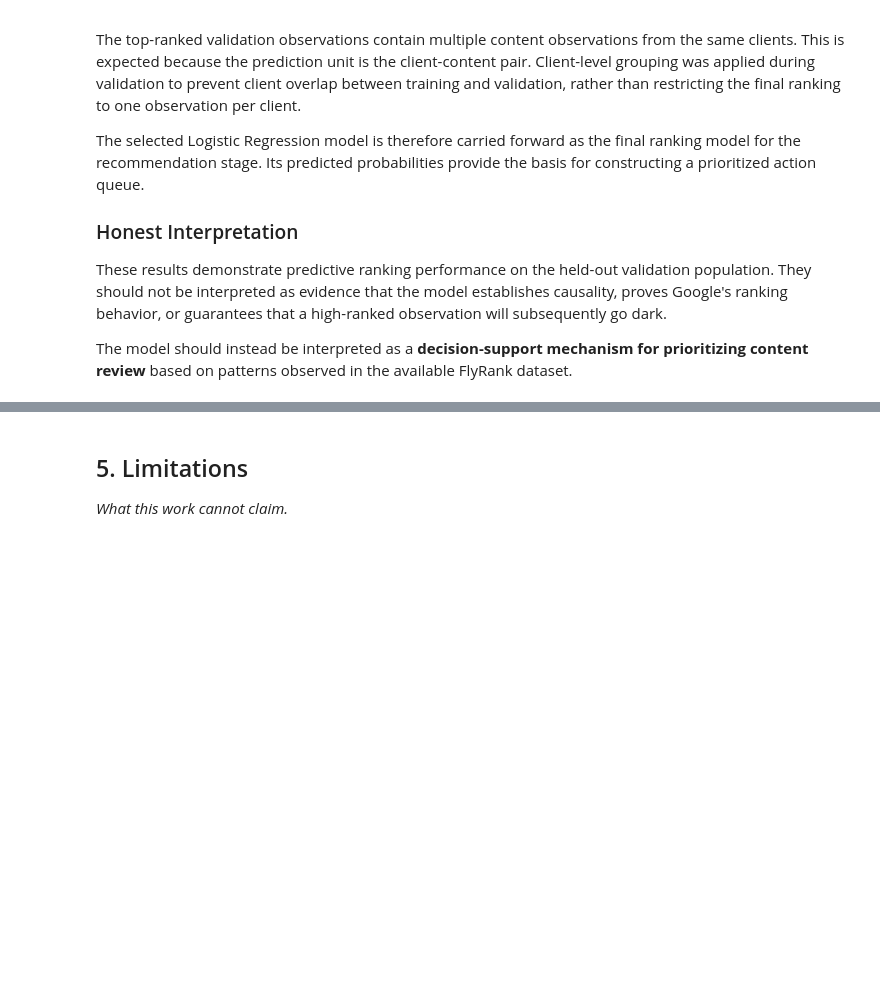
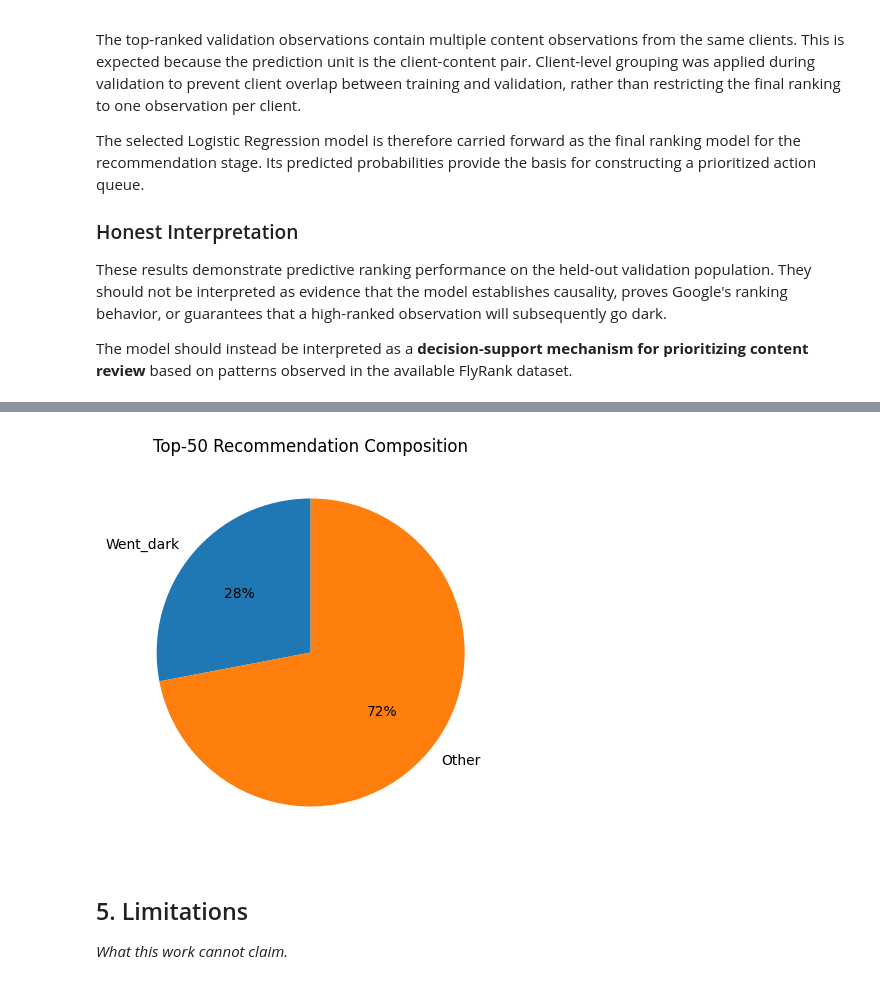
Before and after one commit to Rowan-ali/flyrank-ml-internship, a Jupyter notebook: work/notebooks/capstone.ipynb, the cells around one changed output, grey strips where cells are left out. Drawn from its saved outputs; the diff is of its cells as text; code cells hidden in the pictures; blank space fills up the shorter version.

```diff
--- a/work/notebooks/capstone.ipynb
+++ b/work/notebooks/capstone.ipynb
@@ -1770,3 +1816,24 @@ The model should instead be interpreted as a **decision-support mechanism for pr
+# %%
+import matplotlib.pyplot as plt
+
+labels=["Went_dark","Other"]
+
+values=[14,36]
+
+plt.figure(figsize=(5,5))
+
+plt.pie(
+    values,
+    labels=labels,
+    autopct="%1.0f%%",
+    startangle=90
+)
+
+plt.title("Top-50 Recommendation Composition")
+
+plt.show()
+# %% [output]
+[figure, added]
 # %% [markdown]
 ## 5. Limitations
 
```
Also changed, not shown: parts of 4 cells of this notebook.
